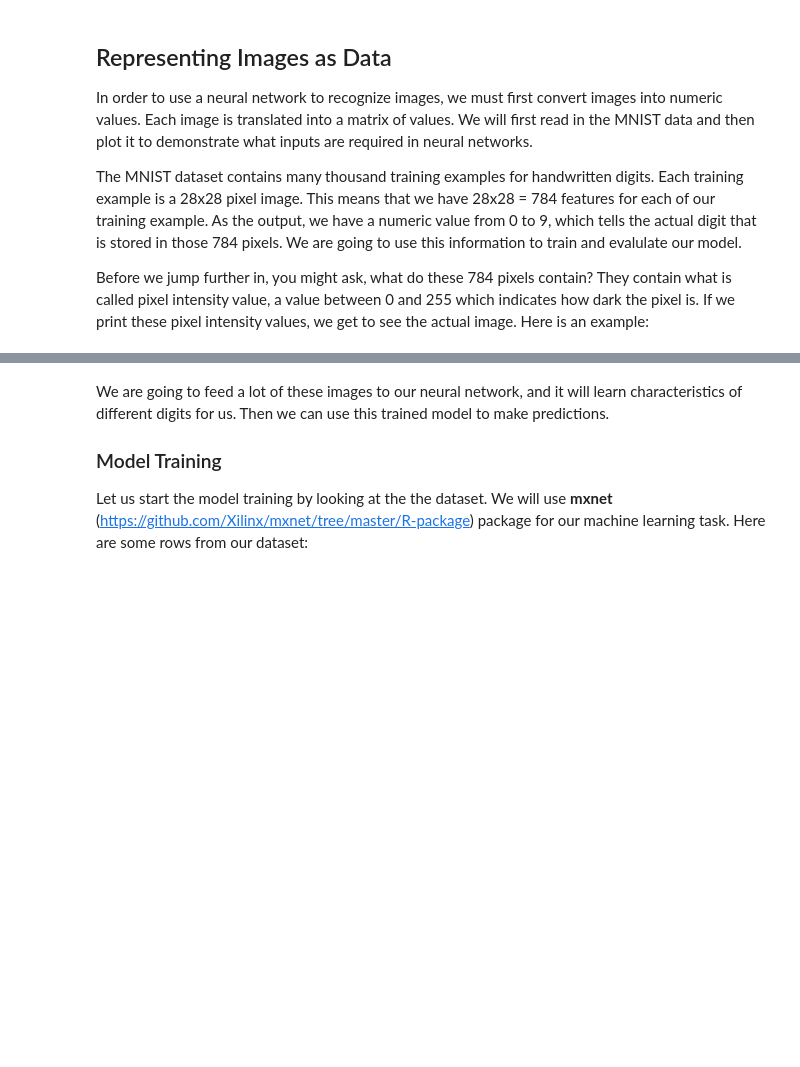
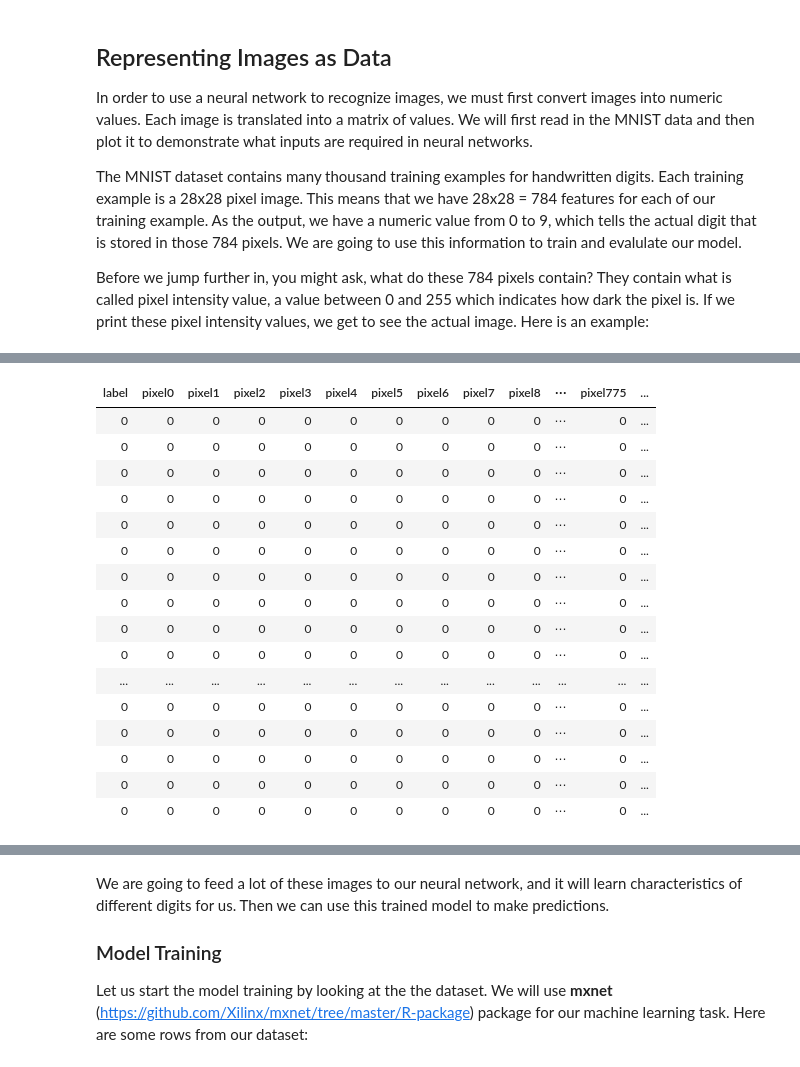
Before and after one commit to azbones/cis503_machine_learning, a Jupyter notebook: neural_networks_mnist_r_part2.ipynb, the cells around one changed output, grey strips where cells are left out. Saved outputs shown, nothing was run; the diff lists cells and outputs as text; code cells hidden in the pictures; blank space fills up the shorter version.

```diff
--- a/neural_networks_mnist_r_part2.ipynb
+++ b/neural_networks_mnist_r_part2.ipynb
@@ -83,6 +128,28 @@ where the final image looks like this:
 And remember, there can be many different types of 0s! But most of them will have circular strokes in all four sides of the image.
 
 The code below plots images that were labled (the training data) as zeros.
+# %%
+mnist_data %>%
+  slice(zero_pos[1:100]) %>%
+  mutate(example = row_number())
+# %% [output]
+| label | pixel0 | pixel1 | pixel2 | pixel3 | pixel4 | pixel5 | pixel6 | pixel7 | pixel8 | ⋯ | pixel775 | ... |
+| 0 | 0 | 0 | 0 | 0 | 0 | 0 | 0 | 0 | 0 | ⋯ | 0 | ... |
+| 0 | 0 | 0 | 0 | 0 | 0 | 0 | 0 | 0 | 0 | ⋯ | 0 | ... |
+| 0 | 0 | 0 | 0 | 0 | 0 | 0 | 0 | 0 | 0 | ⋯ | 0 | ... |
+| 0 | 0 | 0 | 0 | 0 | 0 | 0 | 0 | 0 | 0 | ⋯ | 0 | ... |
+| 0 | 0 | 0 | 0 | 0 | 0 | 0 | 0 | 0 | 0 | ⋯ | 0 | ... |
+| 0 | 0 | 0 | 0 | 0 | 0 | 0 | 0 | 0 | 0 | ⋯ | 0 | ... |
+| 0 | 0 | 0 | 0 | 0 | 0 | 0 | 0 | 0 | 0 | ⋯ | 0 | ... |
+| 0 | 0 | 0 | 0 | 0 | 0 | 0 | 0 | 0 | 0 | ⋯ | 0 | ... |
+| 0 | 0 | 0 | 0 | 0 | 0 | 0 | 0 | 0 | 0 | ⋯ | 0 | ... |
+| 0 | 0 | 0 | 0 | 0 | 0 | 0 | 0 | 0 | 0 | ⋯ | 0 | ... |
+| ... | ... | ... | ... | ... | ... | ... | ... | ... | ... | ... | ... | ... |
+| 0 | 0 | 0 | 0 | 0 | 0 | 0 | 0 | 0 | 0 | ⋯ | 0 | ... |
+| 0 | 0 | 0 | 0 | 0 | 0 | 0 | 0 | 0 | 0 | ⋯ | 0 | ... |
+| 0 | 0 | 0 | 0 | 0 | 0 | 0 | 0 | 0 | 0 | ⋯ | 0 | ... |
+| 0 | 0 | 0 | 0 | 0 | 0 | 0 | 0 | 0 | 0 | ⋯ | 0 | ... |
+| 0 | 0 | 0 | 0 | 0 | 0 | 0 | 0 | 0 | 0 | ⋯ | 0 | ... |
 # %%
 zero_pos <- which(mnist_data$label == 0)
 
```
Also changed, not shown: parts of 9 cells of this notebook.
